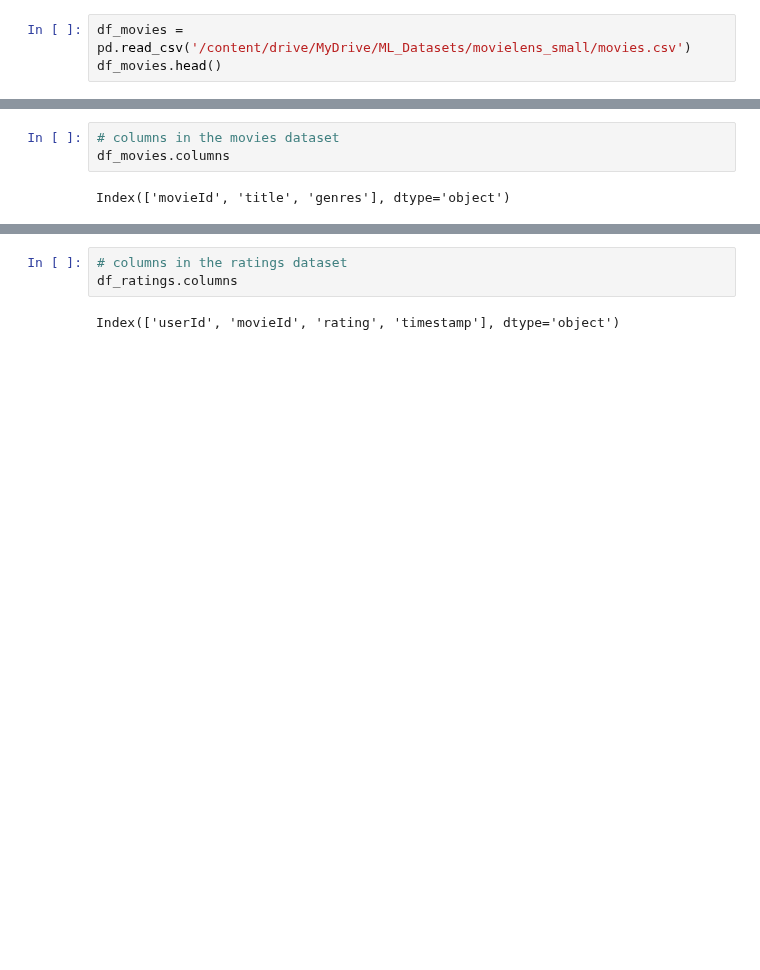
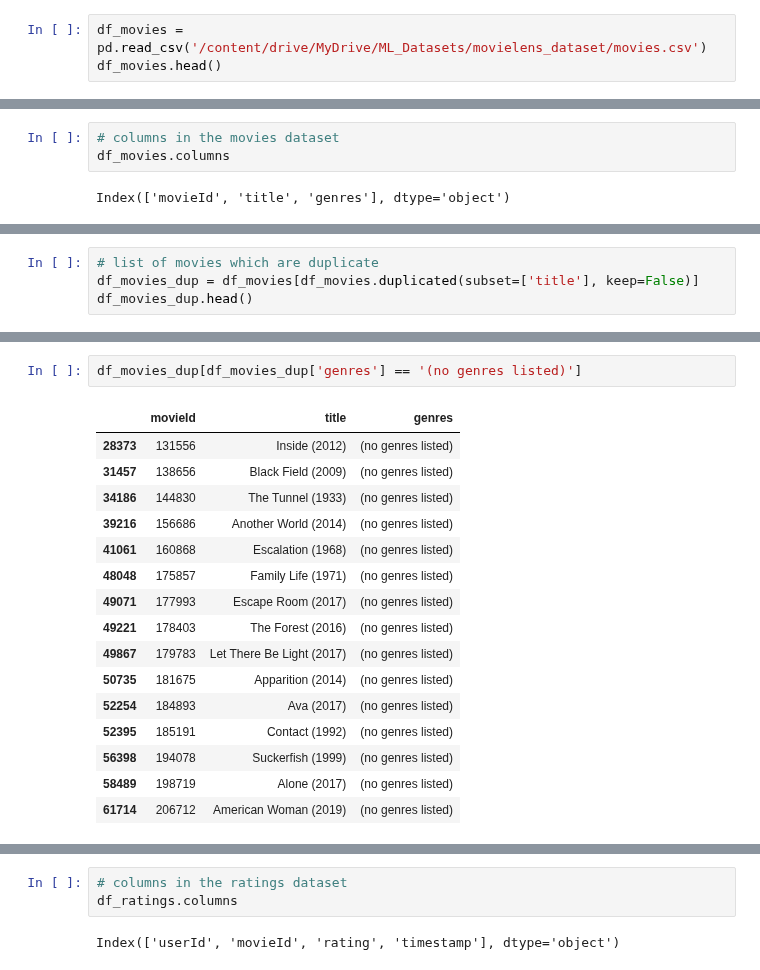
Before and after one commit to Vikas-KM/machine-learning, a Jupyter notebook: ML_Projects/Movie_Recommendation_using_Naive_Bayes_Algorithm.ipynb, the cells around one changed output, grey strips where cells are left out. Saved outputs shown, nothing was run; the diff lists cells and outputs as text; blank space fills up the shorter version.

```diff
--- a/ML_Projects/Movie_Recommendation_using_Naive_Bayes_Algorithm.ipynb
+++ b/ML_Projects/Movie_Recommendation_using_Naive_Bayes_Algorithm.ipynb
@@ -89,5 +95,5 @@ links.csv  movies.csv  ratings.csv  README.txt  tags.csv
 # %%
-df_movies = pd.read_csv('/content/drive/MyDrive/ML_Datasets/movielens_small/movies.csv')
+df_movies = pd.read_csv('/content/drive/MyDrive/ML_Datasets/movielens_dataset/movies.csv')
 df_movies.head()
 # %% [output]
 |  | movieId | title | genres |
@@ -108,0 +145,4 @@ Index(['movieId', 'title', 'genres'], dtype='object')
+# %%
+# list of movies which are duplicate
+df_movies_dup = df_movies[df_movies.duplicated(subset=['title'], keep=False)]
+df_movies_dup.head()
@@ -108,0 +178,19 @@ Index(['movieId', 'title', 'genres'], dtype='object')
+# %%
+df_movies_dup[df_movies_dup['genres'] == '(no genres listed)']
+# %% [output]
+|  | movieId | title | genres |
+| 28373 | 131556 | Inside (2012) | (no genres listed) |
+| 31457 | 138656 | Black Field (2009) | (no genres listed) |
+| 34186 | 144830 | The Tunnel (1933) | (no genres listed) |
+| 39216 | 156686 | Another World (2014) | (no genres listed) |
+| 41061 | 160868 | Escalation (1968) | (no genres listed) |
+| 48048 | 175857 | Family Life (1971) | (no genres listed) |
+| 49071 | 177993 | Escape Room (2017) | (no genres listed) |
+| 49221 | 178403 | The Forest (2016) | (no genres listed) |
+| 49867 | 179783 | Let There Be Light (2017) | (no genres listed) |
+| 50735 | 181675 | Apparition (2014) | (no genres listed) |
+| 52254 | 184893 | Ava (2017) | (no genres listed) |
+| 52395 | 185191 | Contact (1992) | (no genres listed) |
+| 56398 | 194078 | Suckerfish (1999) | (no genres listed) |
+| 58489 | 198719 | Alone (2017) | (no genres listed) |
+| 61714 | 206712 | American Woman (2019) | (no genres listed) |
```
Also changed, not shown: parts of 20 cells of this notebook.
